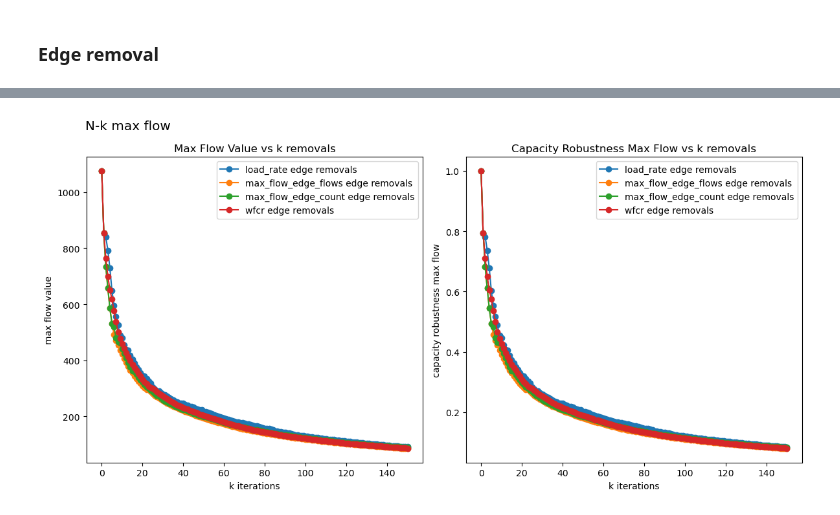
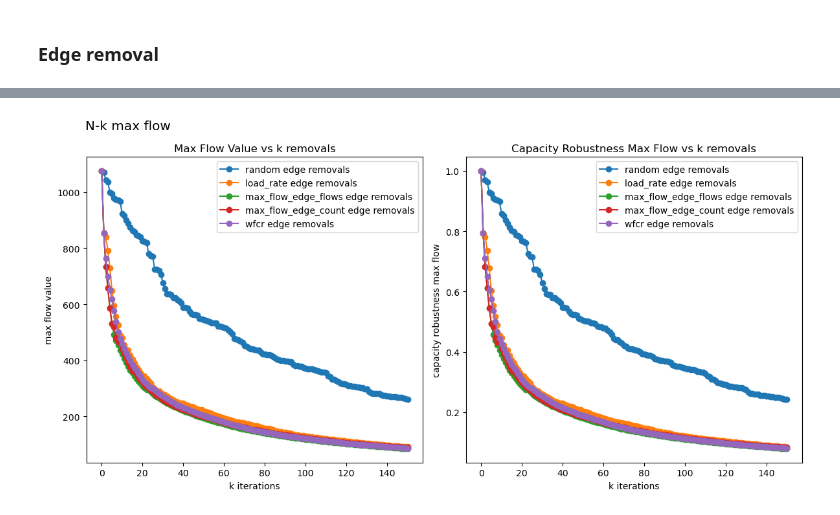
Before and after one commit to johanmasvie/iggielgn_topology_analysis, a Jupyter notebook: N-k_MAX_FLOW_ALL_PAIRS.ipynb, the cells around one changed output, grey strips where cells are left out. Saved outputs shown, nothing was run; the diff lists cells and outputs as text; code cells hidden in the pictures.

```diff
--- a/N-k_MAX_FLOW_ALL_PAIRS.ipynb
+++ b/N-k_MAX_FLOW_ALL_PAIRS.ipynb
@@ -315,8 +315,8 @@ utils.plot_heuristic_comparison_biplot([load_rate_node_removal_df, max_flow_node
 ### Edge removal
 # %%
 # random_edge_removal_df = flow_capacity_robustness(G_simple_directed, heuristic='random', remove='edge')
-# random_edge_removal_df.to_pickle('results/max_flow/all_pairs_flow_index/random_edge_removal_df.pkl')
-random_edge_removal_df = pd.read_pickle('results/max_flow/all_pairs_flow_index/random_edge_removal_df.pkl')
+# random_edge_removal_df.to_pickle('results/max_flow/all_pairs_flow_index_v2/random_edge_removal_df.pkl')
+random_edge_removal_df = pd.read_pickle('results/max_flow/all_pairs_flow_index_v2/random_edge_removal_df.pkl')
 # %%
 # load_rate_edge_removal_df = flow_capacity_robustness(G_simple_directed, heuristic='load_rate', remove='edge')
 # load_rate_edge_removal_df.to_pickle('results/max_flow/all_pairs_flow_index_v2/load_rate_edge_removal_df.pkl')
@@ -410,6 +410,6 @@ Percentage network damage: 92.0%
 Mean damage per entity removal: 93.03
 Variation in damage per entity removal: 74.62
 # %%
-utils.plot_heuristic_comparison_biplot([load_rate_edge_removal_df, max_flow_edge_removal_df, max_flow_edge_count_edge_removal_df, wfcr_edge_removal_df], 'N-k max flow')
+utils.plot_heuristic_comparison_biplot([random_edge_removal_df, load_rate_edge_removal_df, max_flow_edge_removal_df, max_flow_edge_count_edge_removal_df, wfcr_edge_removal_df], 'N-k max flow')
 # %% [output]
-[figure, old version]
+[figure, new version]
```
Also changed, not shown: parts of 4 cells of this notebook.
